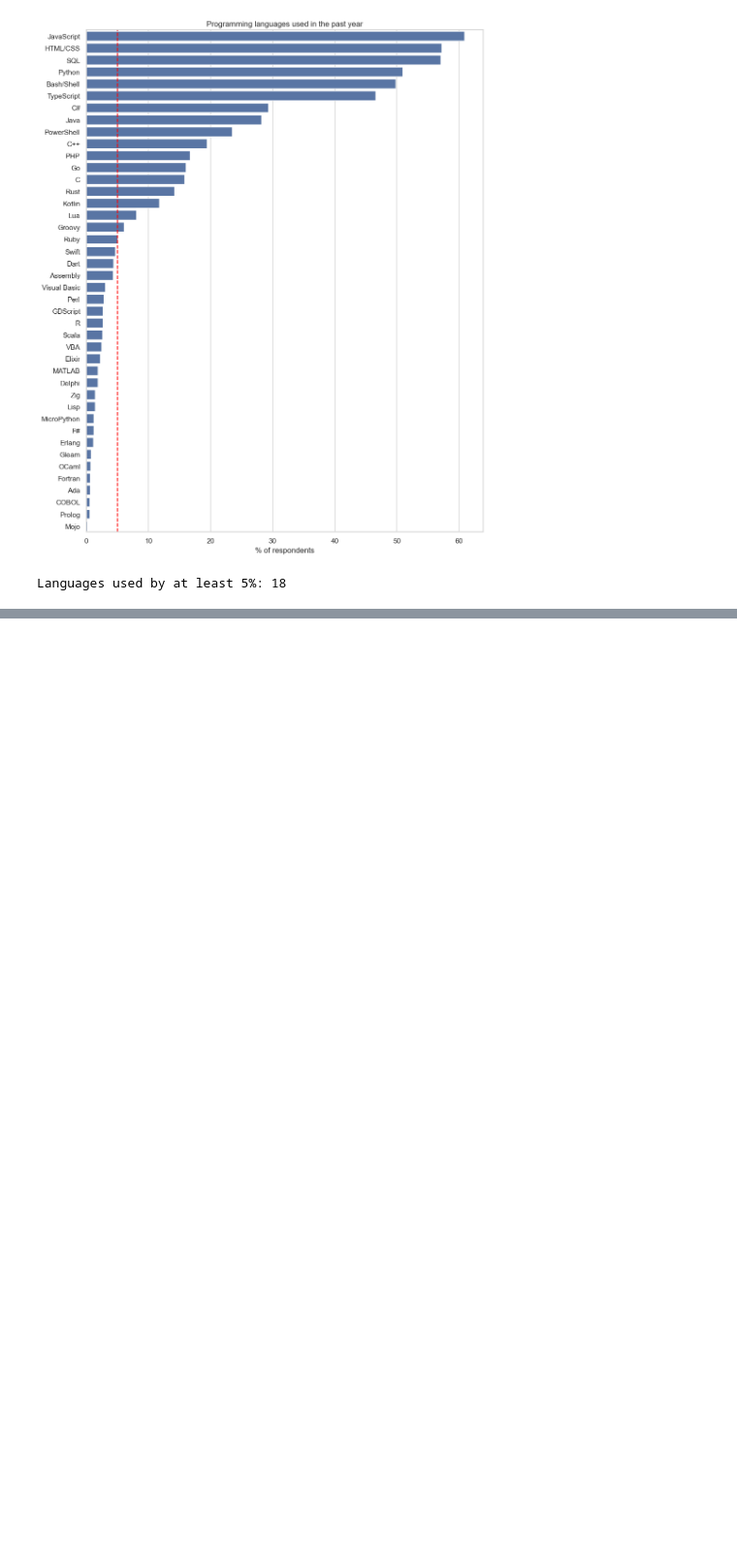
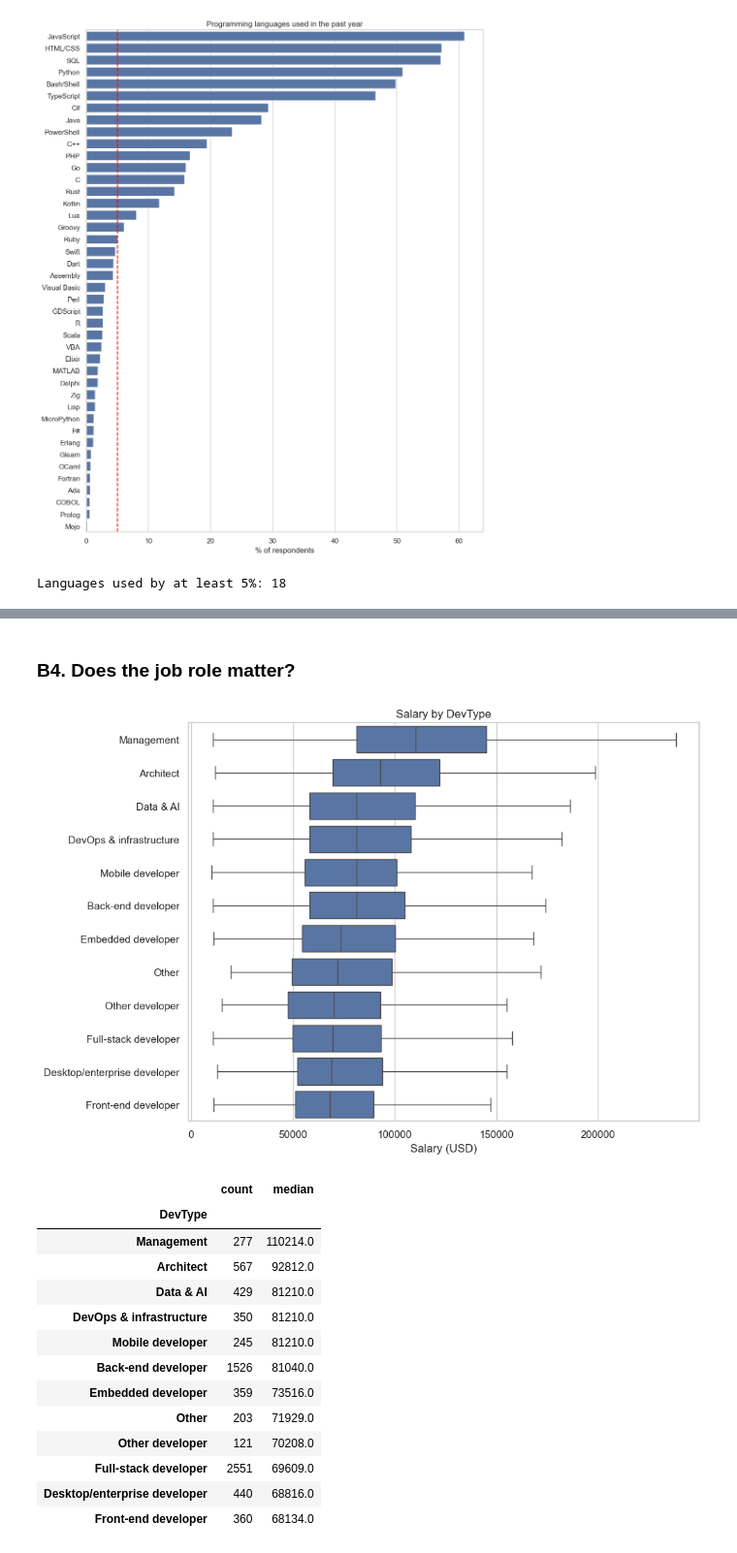
Before and after one commit to berkerild/developer-salary-prediction, a Jupyter notebook: notebooks/02_eda_statistics.ipynb, the cells around one changed output, grey strips where cells are left out. Shown at 97% size. Saved outputs shown, nothing was run; the diff lists cells and outputs as text; code cells hidden in the pictures; blank space fills up the shorter version.

```diff
--- a/notebooks/02_eda_statistics.ipynb
+++ b/notebooks/02_eda_statistics.ipynb
@@ -180,0 +318,22 @@ Notes:
+# %% [markdown]
+### B4. Does the job role matter?
+# %%
+salary_boxplot("DevType")
+plt.show()
+salary_table("DevType")
+# %% [output]
+[figure, added]
+|  | count | median |
+| DevType |  |  |
+| Management | 277 | 110214.0 |
+| Architect | 567 | 92812.0 |
+| Data & AI | 429 | 81210.0 |
+| DevOps & infrastructure | 350 | 81210.0 |
+| Mobile developer | 245 | 81210.0 |
+| Back-end developer | 1526 | 81040.0 |
+| Embedded developer | 359 | 73516.0 |
+| Other | 203 | 71929.0 |
+| Other developer | 121 | 70208.0 |
+| Full-stack developer | 2551 | 69609.0 |
+| Desktop/enterprise developer | 440 | 68816.0 |
+| Front-end developer | 360 | 68134.0 |
```
Also changed, not shown: parts of 47 cells of this notebook.
